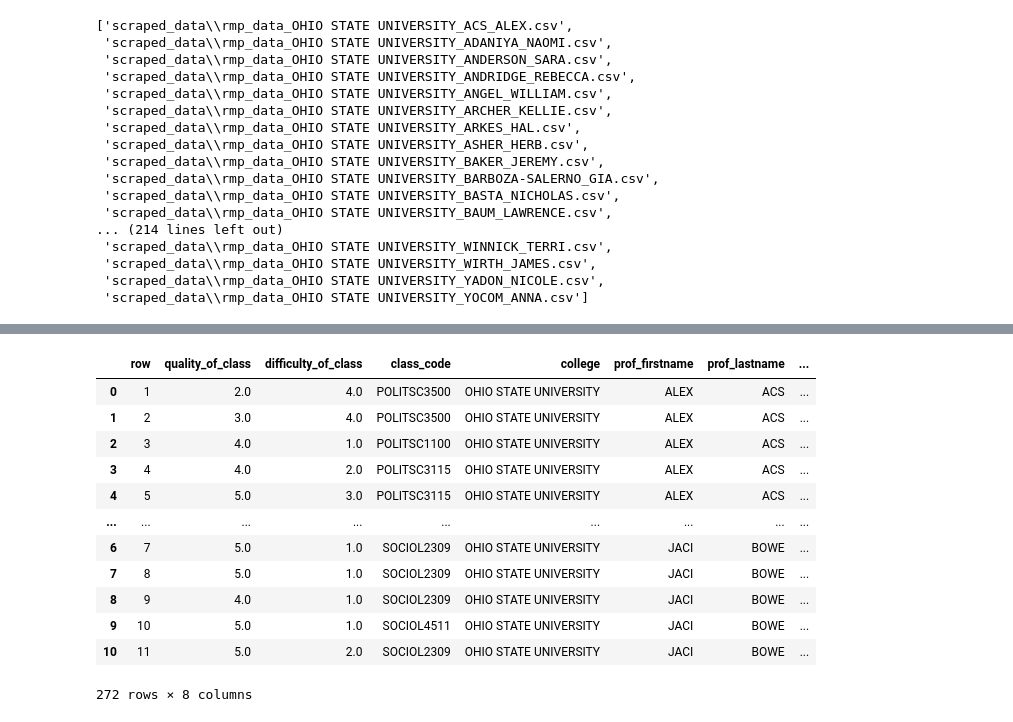
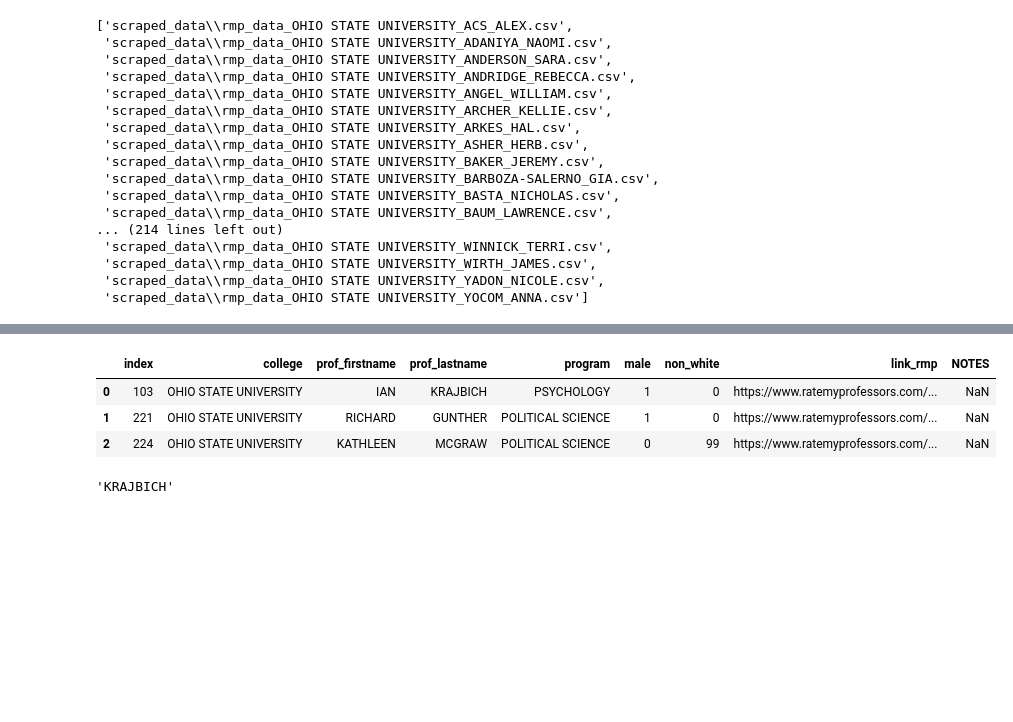
Before and after one commit to jcuriel-unc/set_scraping, a Jupyter notebook: automated_python_rmp_scraper.ipynb, the cells around one changed output, grey strips where cells are left out. Saved outputs shown, nothing was run; the diff lists cells and outputs as text; code cells hidden in the pictures; blank space fills up the shorter version.

```diff
--- a/automated_python_rmp_scraper.ipynb
+++ b/automated_python_rmp_scraper.ipynb
@@ -278,0 +331,26 @@ EmptyDataError: No columns to parse from file
+# %%
+### We will want to specially scrape these profs again
+
+### create a list object
+missing_list = ['GUNTHER','MCGRAW','KRAJBICH']
+#missing_list = ['GUNTHER','HUFTON','KRAJBICH','MCGRAW','PATSON','REMPALA']
+
+## MOTOMU IBARAKI is missing viable url, and so is BOX-STEFFENSMEIER ; so is Amie Hufton ; so is Grzegorz Rempala
+# so is PATSOn,
+## last two should be good
+
+## subset the faculty chr list
+faculty_csv_miss = faculty_csv[faculty_csv['prof_lastname'].isin(missing_list)]
+
+#j_range = list(range(0,len(faculty_csv_miss),1))
+
+#faculty_csv_miss.set_index(j_range)
+faculty_csv_miss=faculty_csv_miss.reset_index()
+
+#df[df['dog_name'].isin({'Fido', 'Yeller'})]
+faculty_csv_miss #looks like it worked
+# %% [output]
+|  | index | college | prof_firstname | prof_lastname | program | male | non_white | link_rmp | NOTES |
+| 0 | 103 | OHIO STATE UNIVERSITY | IAN | KRAJBICH | PSYCHOLOGY | 1 | 0 | https://www.ratemyprofessors.com/... | NaN |
+| 1 | 221 | OHIO STATE UNIVERSITY | RICHARD | GUNTHER | POLITICAL SCIENCE | 1 | 0 | https://www.ratemyprofessors.com/... | NaN |
+| 2 | 224 | OHIO STATE UNIVERSITY | KATHLEEN | MCGRAW | POLITICAL SCIENCE | 0 | 99 | https://www.ratemyprofessors.com/... | NaN |
@@ -279,16 +376,4 @@ EmptyDataError: No columns to parse from file
 # %%
-master_osu
+prof_lastname[0] # if this pulls up gunther, then it works
 # %% [output]
-|  | row | quality_of_class | difficulty_of_class | class_code | college | prof_firstname | prof_lastname | ... |
-| 0 | 1 | 2.0 | 4.0 | POLITSC3500 | OHIO STATE UNIVERSITY | ALEX | ACS | ... |
-| 1 | 2 | 3.0 | 4.0 | POLITSC3500 | OHIO STATE UNIVERSITY | ALEX | ACS | ... |
-| 2 | 3 | 4.0 | 1.0 | POLITSC1100 | OHIO STATE UNIVERSITY | ALEX | ACS | ... |
-| 3 | 4 | 4.0 | 2.0 | POLITSC3115 | OHIO STATE UNIVERSITY | ALEX | ACS | ... |
-| 4 | 5 | 5.0 | 3.0 | POLITSC3115 | OHIO STATE UNIVERSITY | ALEX | ACS | ... |
-| ... | ... | ... | ... | ... | ... | ... | ... | ... |
-| 6 | 7 | 5.0 | 1.0 | SOCIOL2309 | OHIO STATE UNIVERSITY | JACI | BOWE | ... |
-| 7 | 8 | 5.0 | 1.0 | SOCIOL2309 | OHIO STATE UNIVERSITY | JACI | BOWE | ... |
-| 8 | 9 | 4.0 | 1.0 | SOCIOL2309 | OHIO STATE UNIVERSITY | JACI | BOWE | ... |
-| 9 | 10 | 5.0 | 1.0 | SOCIOL4511 | OHIO STATE UNIVERSITY | JACI | BOWE | ... |
-| 10 | 11 | 5.0 | 2.0 | SOCIOL2309 | OHIO STATE UNIVERSITY | JACI | BOWE | ... |
-272 rows × 8 columns
+'KRAJBICH'
```
Also changed, not shown: parts of 9 cells of this notebook, 16 other files.
